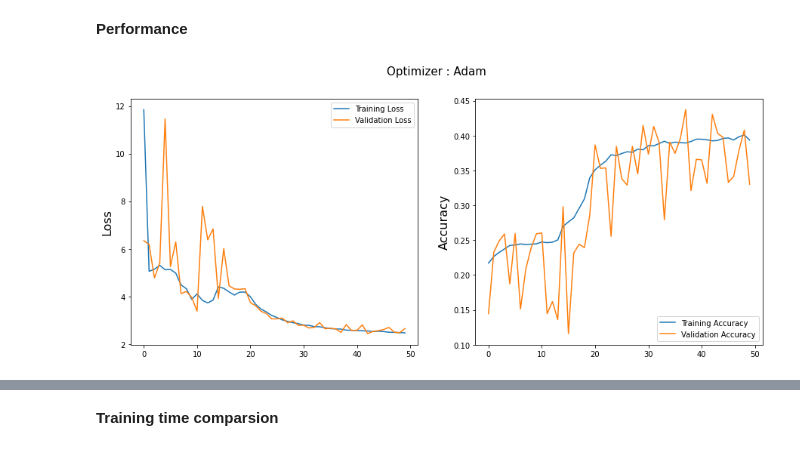
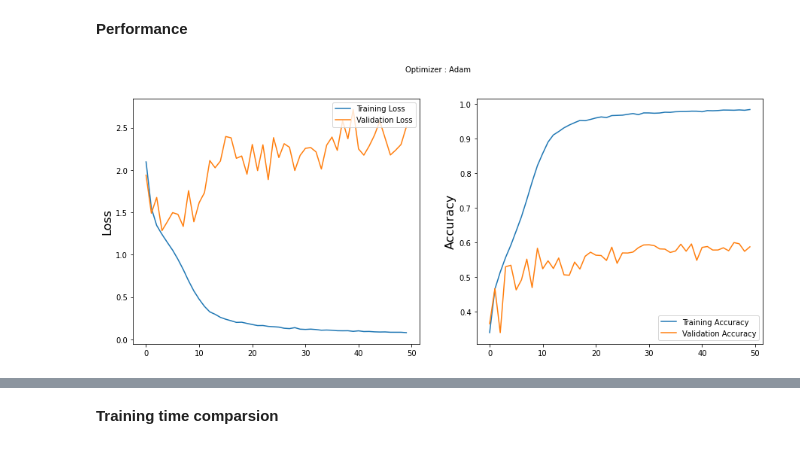
Before and after one commit to Moukthika1253/Facial_Expression_ImageClassifier, a Jupyter notebook: facial_expression_classifier.ipynb, the cells around one changed output, grey strips where cells are left out. Cells and saved outputs as stored; diff of their text form; code cells hidden in the pictures.

```diff
--- a/facial_expression_classifier.ipynb
+++ b/facial_expression_classifier.ipynb
@@ -416,12 +443,12 @@ from keras.callbacks import ModelCheckpoint
 checkpoint = ModelCheckpoint("model_weights.h5", monitor='val_acc', verbose=1, save_best_only=True, mode='max')
 callbacks_list = [checkpoint]
 
-batch_size=150
-history = model.fit(train_gen,
-                                steps_per_epoch=train_gen.n//train_gen.batch_size,
+
+history = model.fit(train_gen,batch_size=150,
+
                                 epochs=50,
                                 validation_data = validation_gen,
-                                validation_steps = validation_gen.n//validation_gen.batch_size,
+
                                 callbacks=callbacks_list)
 # %% [output]
 Epoch 1/50
@@ -446,19 +474,19 @@ Wall time: 29min 47s
 # %%
 import matplotlib.pyplot as plt
 
 plt.figure(figsize=(15,6))
 plt.subplot(1, 2, 1)
-plt.suptitle('Optimizer : Adam', fontsize=15)
+plt.suptitle('Optimizer : Adam', fontsize=10)
 plt.ylabel('Loss', fontsize=16)
 plt.plot(history.history['loss'], label='Training Loss')
 plt.plot(history.history['val_loss'], label='Validation Loss')
 plt.legend(loc='upper right')
 
 plt.subplot(1, 2, 2)
 plt.ylabel('Accuracy', fontsize=16)
 plt.plot(history.history['accuracy'], label='Training Accuracy')
 plt.plot(history.history['val_accuracy'], label='Validation Accuracy')
 plt.legend(loc='lower right')
 plt.show()
 # %% [output]
-[figure, old version]
+[figure, new version]
```
Also changed, not shown: parts of 45 cells of this notebook.
